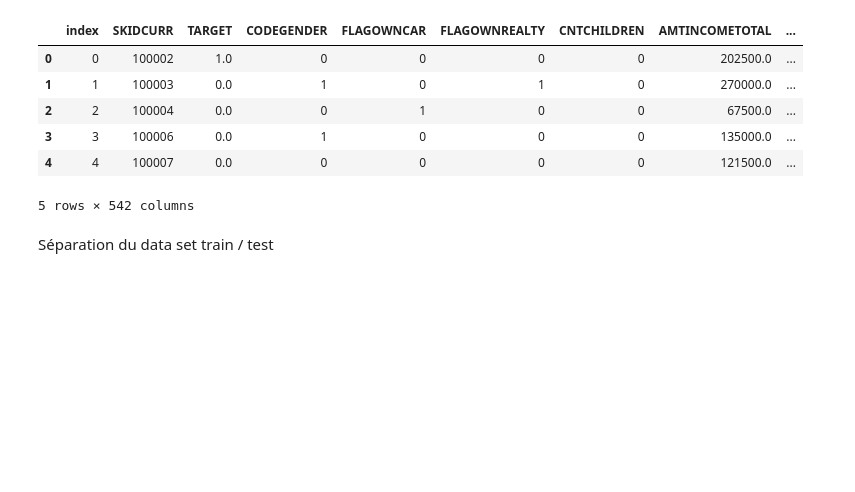
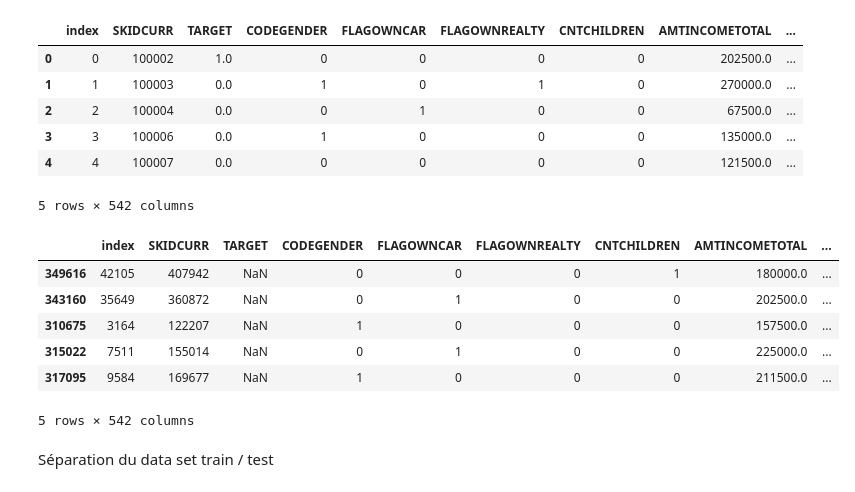
Before and after one commit to nikoko107/git_collab_P7, a Jupyter notebook: Notebook/selection_modele.ipynb, the cells around one changed output. Saved outputs shown, nothing was run; the diff lists cells and outputs as text; code cells hidden in the pictures; blank space fills up the shorter version.

```diff
--- a/Notebook/selection_modele.ipynb
+++ b/Notebook/selection_modele.ipynb
@@ -107,3 +108,5 @@ joblib.dump(df_data_load_test_light, "/content/drive/MyDrive/Openclassrooms/P7 s
 # restauration du dataset
 # %%
 df_data = joblib.load(data + 'df_data_load.joblib')
+# %%
+df_data_light = joblib.load('/content/drive/MyDrive/Openclassrooms/P7 scoring/git_collab_P7/git_collab_P7/dashboard/df_data_dash.joblib')
@@ -119,6 +124,18 @@ df_data.head(5)
 | 3 | 3 | 100006 | 0.0 | 1 | 0 | 0 | 0 | 135000.0 | ... |
 | 4 | 4 | 100007 | 0.0 | 0 | 0 | 0 | 0 | 121500.0 | ... |
 5 rows × 542 columns
+# %%
+df_data_light = joblib.load('/content/drive/MyDrive/Openclassrooms/P7 scoring/git_collab_P7/git_collab_P7/dashboard/df_data_dash.joblib')
+# %%
+df_data_light.head(5)
+# %% [output]
+|  | index | SKIDCURR | TARGET | CODEGENDER | FLAGOWNCAR | FLAGOWNREALTY | CNTCHILDREN | AMTINCOMETOTAL | ... |
+| 349616 | 42105 | 407942 | NaN | 0 | 0 | 0 | 1 | 180000.0 | ... |
+| 343160 | 35649 | 360872 | NaN | 0 | 1 | 0 | 0 | 202500.0 | ... |
+| 310675 | 3164 | 122207 | NaN | 1 | 0 | 0 | 0 | 157500.0 | ... |
+| 315022 | 7511 | 155014 | NaN | 0 | 1 | 0 | 0 | 225000.0 | ... |
+| 317095 | 9584 | 169677 | NaN | 1 | 0 | 0 | 0 | 211500.0 | ... |
+5 rows × 542 columns
 # %% [markdown]
 Séparation du data set train / test
 # %%
```
Also changed, not shown: parts of 6 cells of this notebook, 3 other files.
